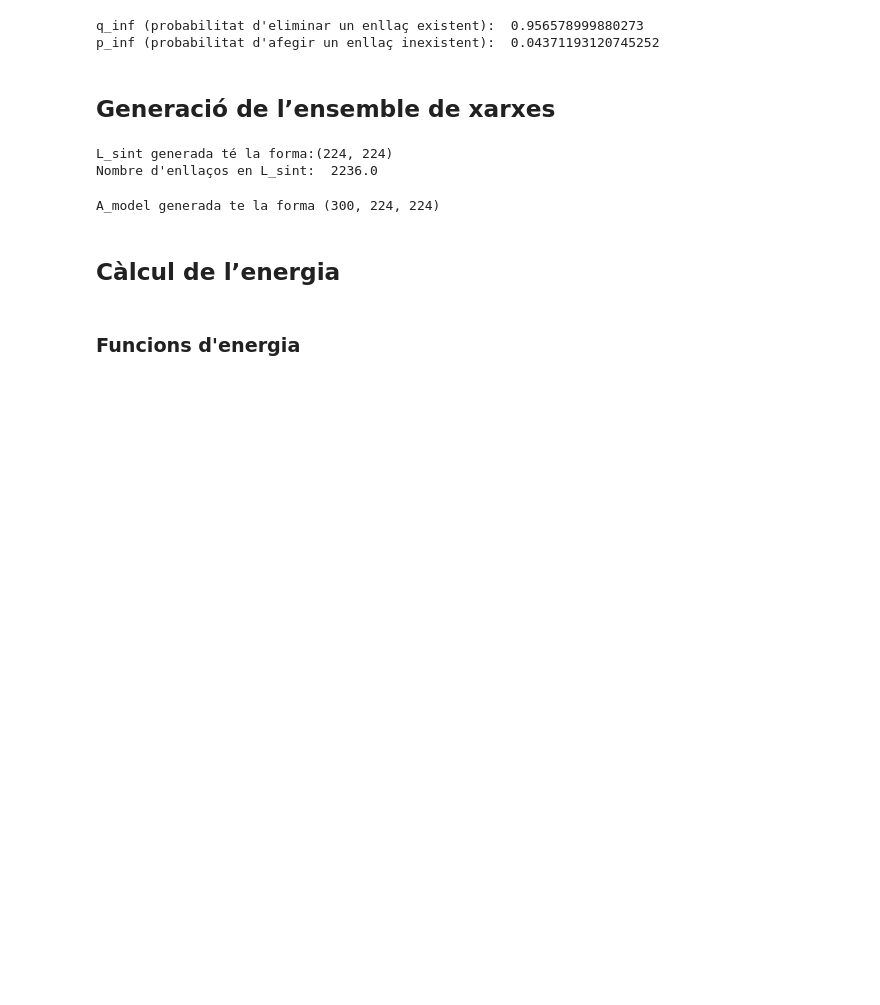
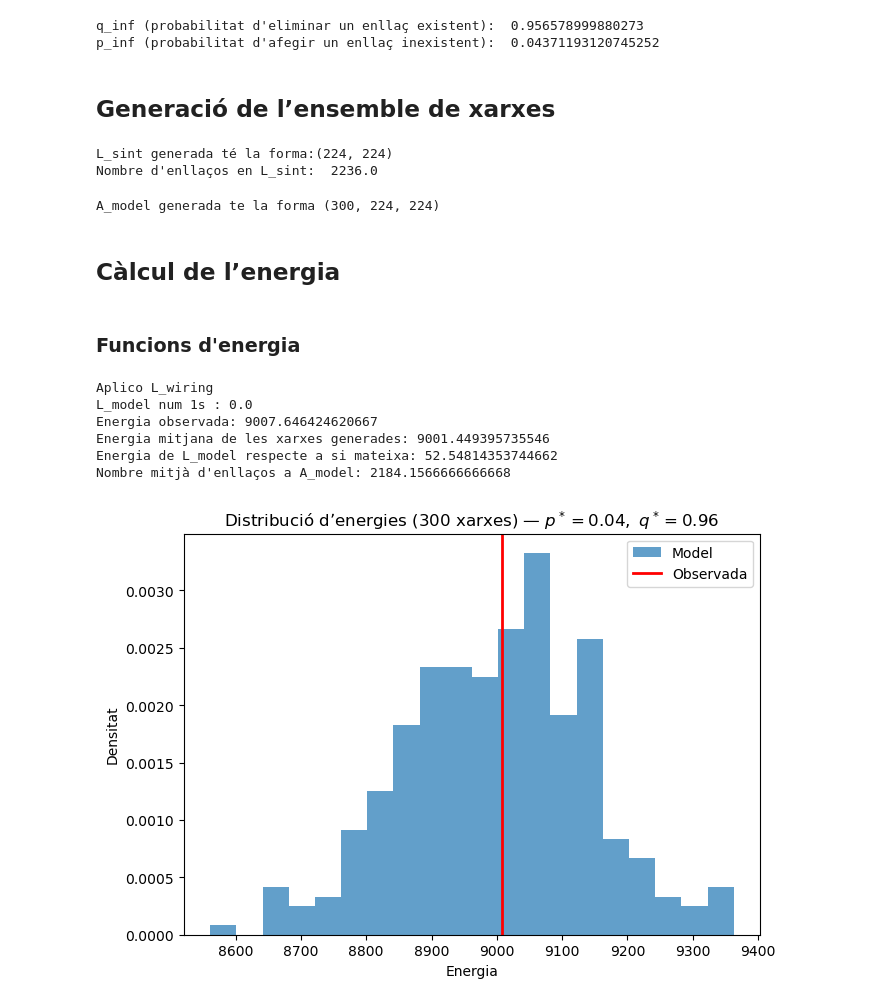
Before and after one commit to cristinacuartero/networkalignment, a Jupyter notebook: validacio_estructural.ipynb, the cells around one changed output. Drawn from its saved outputs; the diff is of its cells as text; code cells hidden in the pictures; blank space fills up the shorter version.

```diff
--- a/validacio_estructural.ipynb
+++ b/validacio_estructural.ipynb
@@ -232,3 +232,82 @@ def L_wiring(A_f, P_inv_f): #enlaces que aparecen en la mayoría de observacione
 #volem avaluar el hamiltonià amb la permutació identitat per a cada una de les mostres generades
 P_inv_id = np.tile(np.arange(Nx), (nre_xarxes, 1))
 #tile empila nre_xarxes vegades la matriu [0,1,2,...,Nx-1] perque cada xarxa tingui la seva pròpia matriu identitat
+# %%
+# Construir Ao a enters i identitat (P_inv_id)
+Ao_enters = A_model.astype(int)       # aqui convertim a int per si de cas havia quedat amb floats després de fer rand
+P_inv_id = np.tile(np.arange(Nx), (nre_xarxes, 1))
+#tile empila num_networks vegades la matriu [0,1,2,...,Nx-1] perque cada xarxa tingui la seva pròpia matriu identitat
+#Cridar L_wiring
+print("Aplico L_wiring")
+L_model = L_wiring(Ao_enters, P_inv_id)
+print("L_model num 1s :", np.sum(L_model))
+
+
+#ara calculem els overlaps i l'energia per la xarxa observada, amb la permutació identitat, és a dir, sense permutar els nodes, només volem avaluar el hamiltonià per la xarxa observada amb la permutació identitat
+A_obs = xarxa_obs.reshape(1, Nx, Ny) #li dono la forma (1, Nx, Ny) per que la funció overlap_total_prob espera una matriu de K observacions, en aquest cas només tenim 1 observació, la xarxa observada, per això el 1 a la primera dimensió
+P_inv_obs = np.arange(Nx).reshape(1, Nx)
+
+ovlp0_obs, ovlp1_obs = overlap_total_prob(L_model, A_obs, P_inv_obs)
+
+Edges_L_obs = int(np.sum(L_model)) #nombre d'enllaços en L_model
+Edges_NoL_obs = Nx * Ny - Edges_L_obs #nombre de no-enllaços en L_model, que es el total de posicions (Nx*Ny) menys els enllaços existents
+
+H_obs = hamiltonian_prob(Edges_NoL_obs, Edges_L_obs, ovlp0_obs, ovlp1_obs, alpha, beta)
+
+print("Energia observada:", H_obs)
+
+#ara energia per les xarxes generades, amb la permutació identitat, és a dir, sense permutar els nodes, només volem avaluar el hamiltonià per cada mostra generada amb la permutació identitat
+H_dist = []
+
+for k in range(nre_xarxes):
+
+    A = Ao_enters[k].reshape(1, Nx, Ny)
+
+    ovlp0, ovlp1 = overlap_total_prob(L_model,A,P_inv_obs)
+
+    H = hamiltonian_prob(Edges_NoL_obs,Edges_L_obs,ovlp0,ovlp1,alpha,beta)
+
+    H_dist.append(H)
+print("Energia mitjana de les xarxes generades:", np.mean(H_dist))
+
+#calculem energia de L_model respecte a si mateixa, és a dir, avaluem el hamiltonià amb L_model com a xarxa observada i amb la permutació identitat, per veure quina energia té el blueprint respecte a si mateix
+A_L = L_model.reshape(1, Nx, Ny)
+P_inv_L = np.arange(Nx).reshape(1, Nx)
+
+ovlp0_L, ovlp1_L = overlap_total_prob(L_model, A_L, P_inv_L)
+
+H_L = hamiltonian_prob(Edges_NoL_obs, Edges_L_obs, ovlp0_L, ovlp1_L, alpha,beta)
+
+print("Energia de L_model respecte a si mateixa:", H_L)
+print("Nombre mitjà d'enllaços a A_model:",
+      np.mean([np.sum(A_model[k]) for k in range(nre_xarxes)]))
+# %% [output]
+Aplico L_wiring
+L_model num 1s : 0.0
+Energia observada: 9007.646424620667
+Energia mitjana de les xarxes generades: 9001.449395735546
+Energia de L_model respecte a si mateixa: 52.54814353744662
+Nombre mitjà d'enllaços a A_model: 2184.1566666666668
+# %%
+import matplotlib.pyplot as plt
+
+plt.figure(figsize=(7,5))
+
+plt.hist(H_dist, bins=20, density=True, alpha=0.7, label="Model")
+plt.axvline(H_obs, color='r', lw=2, label="Observada")
+
+plt.title(
+    rf"Distribució d’energies ({len(H_dist)} xarxes) — "
+    rf"$p^*={p_inf:.2f},\ q^*={q_inf:.2f}$"
+)
+
+plt.xlabel("Energia")
+plt.ylabel("Densitat")
+plt.legend()
+plt.tight_layout()
+
+# plt.savefig(f"histograma_energies_{len(H_dist)}_xarxes.png", dpi=300)
+
+plt.show()
+# %% [output]
+[figure, added]
```
Also changed, not shown: parts of 1 cell of this notebook, 1 other file.
